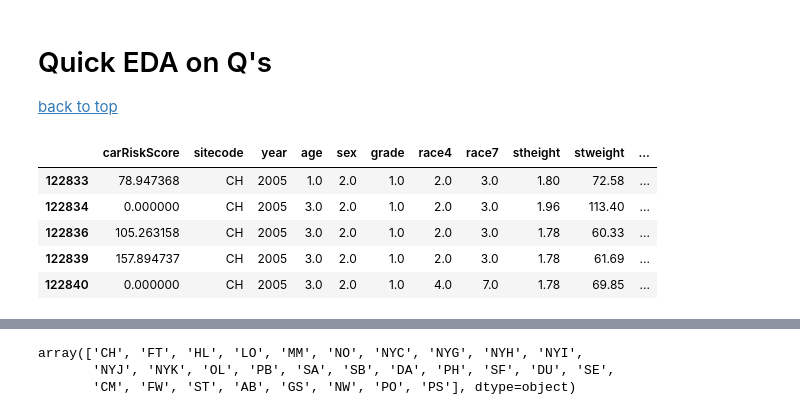
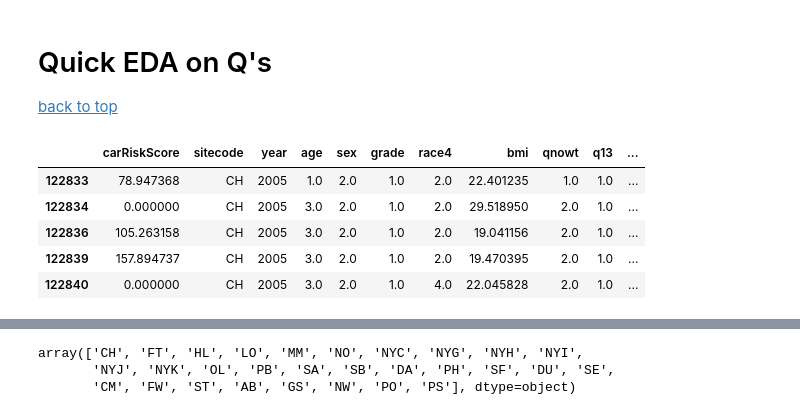
Before and after one commit to brodyee/STATS551_Project, a Jupyter notebook: eda/brodysEDA.ipynb, the cells around one changed output, grey strips where cells are left out. Saved outputs shown, nothing was run; the diff lists cells and outputs as text; code cells hidden in the pictures.

```diff
--- a/eda/brodysEDA.ipynb
+++ b/eda/brodysEDA.ipynb
@@ -849,13 +857,17 @@ peopleInt = survCleanWithSameCols.index
 [back to top](#Table-of-Contents)
 # %%
 root = "../data/"
-survNoNA = pd.read_csv(root+"survCleanWithSameCols.csv", index_col=0).sort_values(["year", "sitecode"])
-#survSomeNA = pd.read_csv(root+"survCleanWithSomeNA.csv", index_col=0).sort_values(["year", "sitecode"])
+survNoNA = (pd.read_csv(root+"survCleanWithSameCols.csv", index_col=0)
+              .sort_values(["year", "sitecode"])
+              .drop(['race7', 'stheight', 'stweight', 'qnobese'], axis=1))
+survSomeNA = (pd.read_csv(root+"survCleanWithSomeNA.csv", index_col=0)
+                .sort_values(["year", "sitecode"])
+                .drop(['race7', 'stheight', 'stweight', 'qnobese'], axis=1))
 survNoNA.head()
 # %% [output]
-|  | carRiskScore | sitecode | year | age | sex | grade | race4 | race7 | stheight | stweight | ... |
-| 122833 | 78.947368 | CH | 2005 | 1.0 | 2.0 | 1.0 | 2.0 | 3.0 | 1.80 | 72.58 | ... |
-| 122834 | 0.000000 | CH | 2005 | 3.0 | 2.0 | 1.0 | 2.0 | 3.0 | 1.96 | 113.40 | ... |
-| 122836 | 105.263158 | CH | 2005 | 3.0 | 2.0 | 1.0 | 2.0 | 3.0 | 1.78 | 60.33 | ... |
-| 122839 | 157.894737 | CH | 2005 | 3.0 | 2.0 | 1.0 | 2.0 | 3.0 | 1.78 | 61.69 | ... |
-| 122840 | 0.000000 | CH | 2005 | 3.0 | 2.0 | 1.0 | 4.0 | 7.0 | 1.78 | 69.85 | ... |
+|  | carRiskScore | sitecode | year | age | sex | grade | race4 | bmi | qnowt | q13 | ... |
+| 122833 | 78.947368 | CH | 2005 | 1.0 | 2.0 | 1.0 | 2.0 | 22.401235 | 1.0 | 1.0 | ... |
+| 122834 | 0.000000 | CH | 2005 | 3.0 | 2.0 | 1.0 | 2.0 | 29.518950 | 2.0 | 1.0 | ... |
+| 122836 | 105.263158 | CH | 2005 | 3.0 | 2.0 | 1.0 | 2.0 | 19.041156 | 2.0 | 1.0 | ... |
+| 122839 | 157.894737 | CH | 2005 | 3.0 | 2.0 | 1.0 | 2.0 | 19.470395 | 2.0 | 1.0 | ... |
+| 122840 | 0.000000 | CH | 2005 | 3.0 | 2.0 | 1.0 | 4.0 | 22.045828 | 2.0 | 1.0 | ... |
```
Also changed, not shown: parts of 7 cells of this notebook, 5 other files.
